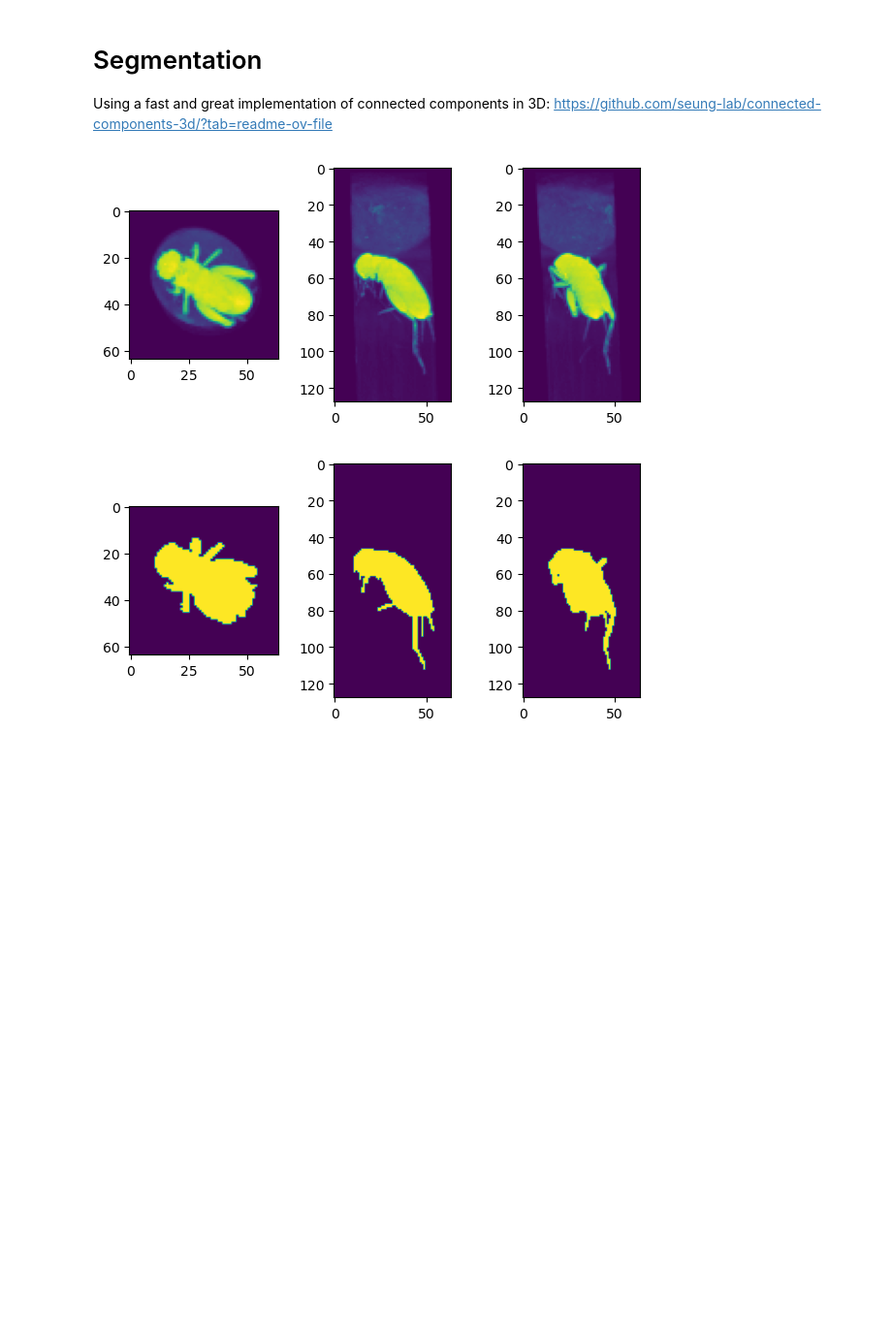
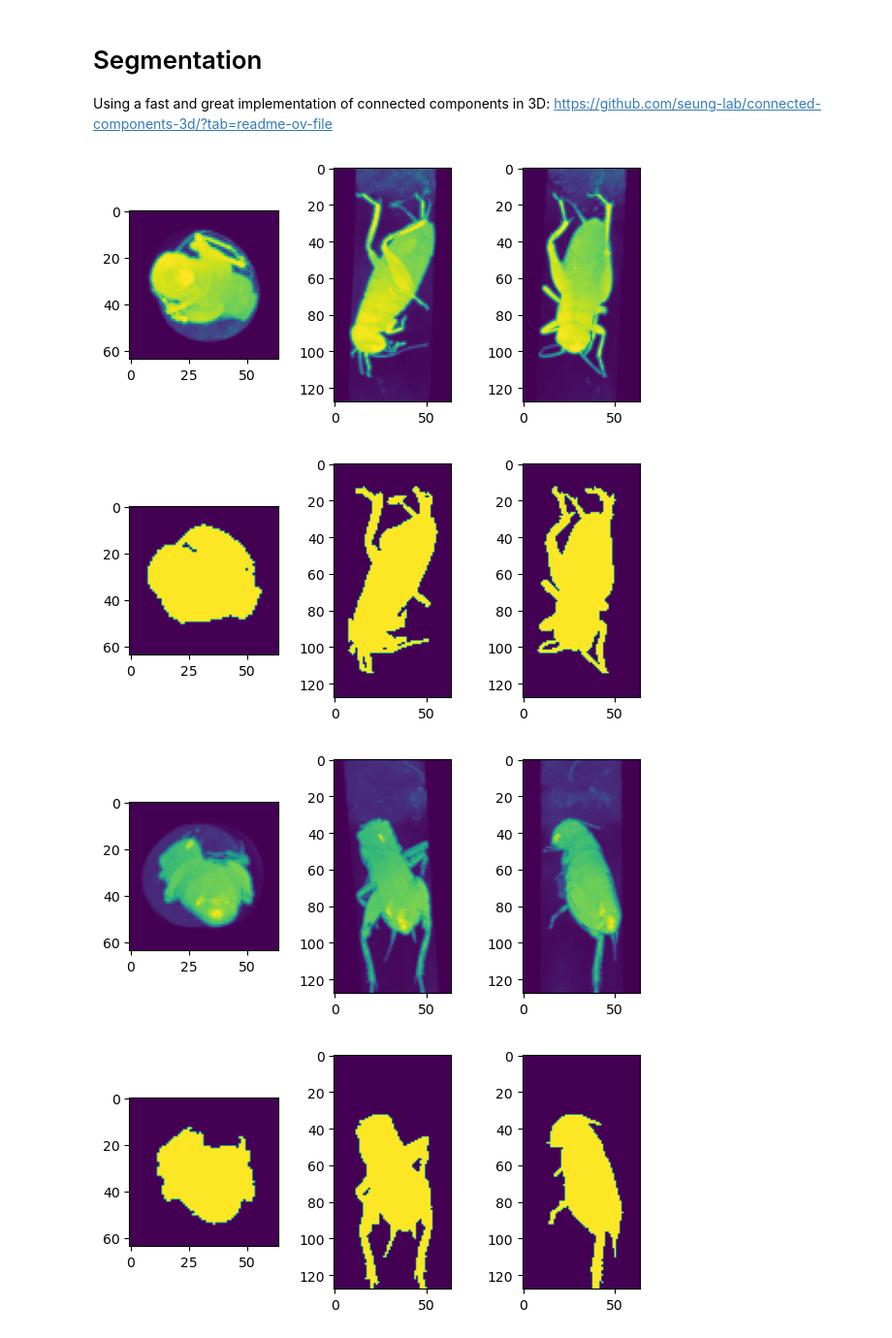
Before and after one commit to R0ner/cnn-context, a Jupyter notebook: notebooks/bn-04-segmentation.ipynb, the cells around one changed output. Shown at 97% size. Saved outputs shown, nothing was run; the diff lists cells and outputs as text; code cells hidden in the pictures; blank space fills up the shorter version.

```diff
--- a/notebooks/bn-04-segmentation.ipynb
+++ b/notebooks/bn-04-segmentation.ipynb
@@ -50,21 +53,24 @@ https://github.com/seung-lab/connected-components-3d/?tab=readme-ov-file
 # %%
-dset = BNSet(data_dir, "train")
+# indices = [np.random.choice(np.where(dset.labels==c)[0]) for c in classes]
+# indices = np.where(sizes>35000)[0][1:2]
+indices = np.where(sizes>30000)[0]
 
-volume, _ = dset[0]
-# labels_out = cc3d.connected_components(volume[0] > 20)
-# labels_out = cc3d.largest_k(
-#     volume[0],
-#     k=1,
-#     connectivity=26,
-#     delta=
-# )
+for item in indices:
+    volume, _ = dset[item]
 
+    volume = (volume / volume.max() * 255).astype(np.uint8)
 
-labels_out = cc3d.connected_components(volume[0], delta=3)
-labels_out = cc3d.largest_k(labels_out > 1, k=1, connectivity=26)
+    labels_out = cc3d.connected_components(volume[0], delta=3)
+    labels_out = cc3d.largest_k(labels_out / labels_out.max() > 1e-2, k=1, connectivity=26)
 
-show_volume(volume[0])
-show_volume(labels_out)
+    show_volume(volume[0])
+    show_volume(labels_out)
+    plt.show()
+
+    # dst = f"{mask_c_dir}/{os.path.basename(dset.volumes[item])}"
+    # imsave(dst, labels_out.astype(np.uint8), check_contrast=False)
 # %% [output]
-[figure, old version]
+[figure, new version]
-[figure, old version]
+[figure, new version]
+[figure, added]
+[figure, added]
```
Also changed, not shown: parts of 8 cells of this notebook.
